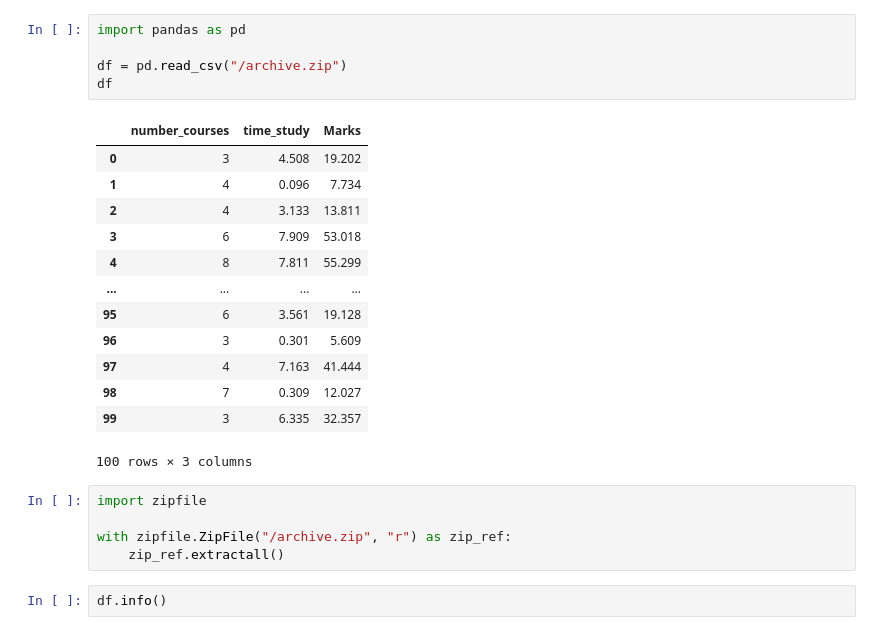
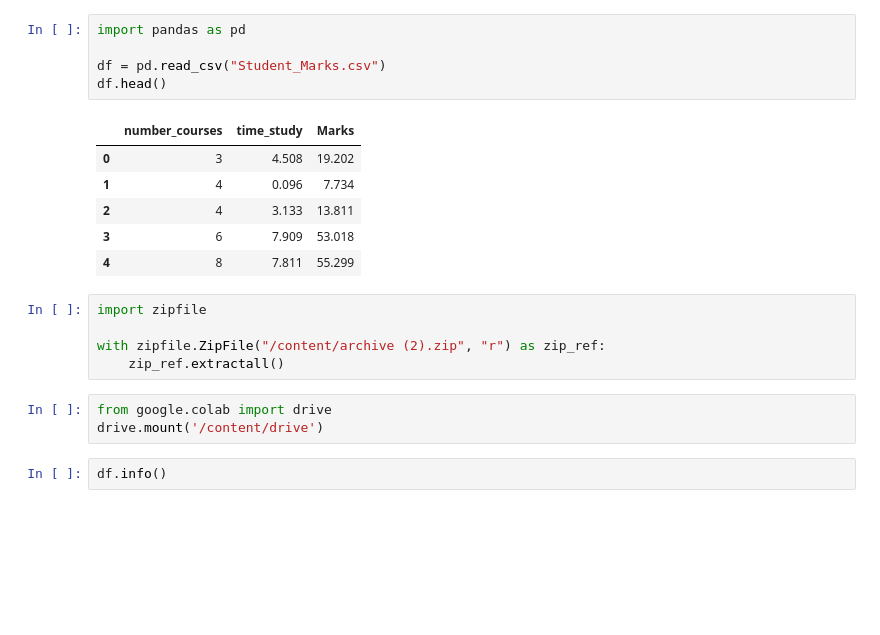
Before and after one commit to sumitghanwat0309-wq/Student-Marks-Analysis, a Jupyter notebook: StudentMarksAnalysis.ipynb, the cells around one changed output. Drawn from its saved outputs; the diff is of its cells as text; blank space fills up the shorter version.

Commit message:
added student marks analysis notebook

```diff
--- a/StudentMarksAnalysis.ipynb
+++ b/StudentMarksAnalysis.ipynb
@@ -3,27 +3,23 @@
 # %%
 import pandas as pd
 
-df = pd.read_csv("/archive.zip")
-df
+df = pd.read_csv("Student_Marks.csv")
+df.head()
 # %% [output]
 |  | number_courses | time_study | Marks |
 | 0 | 3 | 4.508 | 19.202 |
 | 1 | 4 | 0.096 | 7.734 |
 | 2 | 4 | 3.133 | 13.811 |
 | 3 | 6 | 7.909 | 53.018 |
 | 4 | 8 | 7.811 | 55.299 |
-| ... | ... | ... | ... |
-| 95 | 6 | 3.561 | 19.128 |
-| 96 | 3 | 0.301 | 5.609 |
-| 97 | 4 | 7.163 | 41.444 |
-| 98 | 7 | 0.309 | 12.027 |
-| 99 | 3 | 6.335 | 32.357 |
-100 rows × 3 columns
 # %%
 import zipfile
 
-with zipfile.ZipFile("/archive.zip", "r") as zip_ref:
+with zipfile.ZipFile("/content/archive (2).zip", "r") as zip_ref:
     zip_ref.extractall()
+# %%
+from google.colab import drive
+drive.mount('/content/drive')
 # %%
 df.info()
 # %% [output]
```
